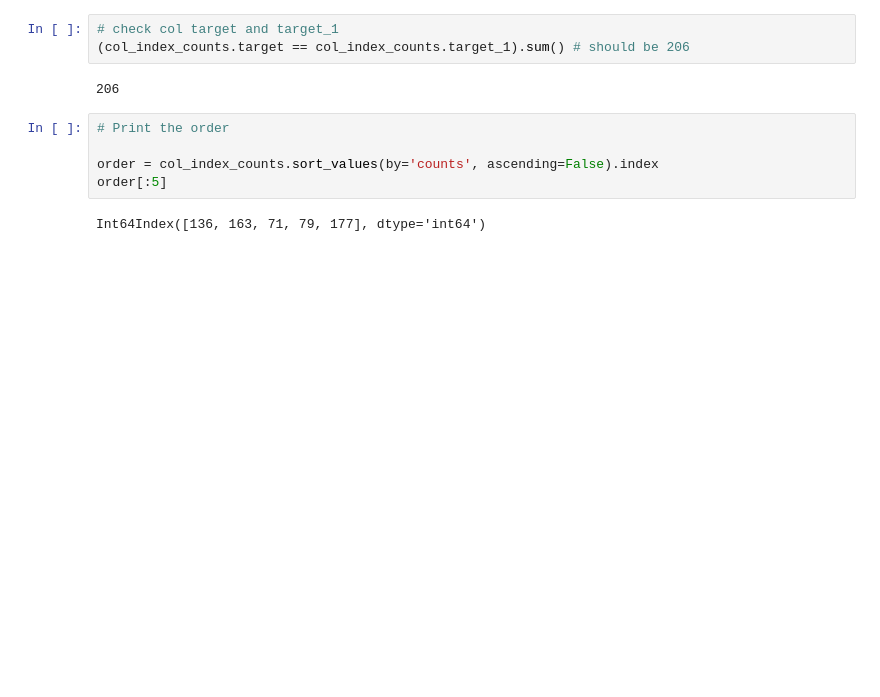
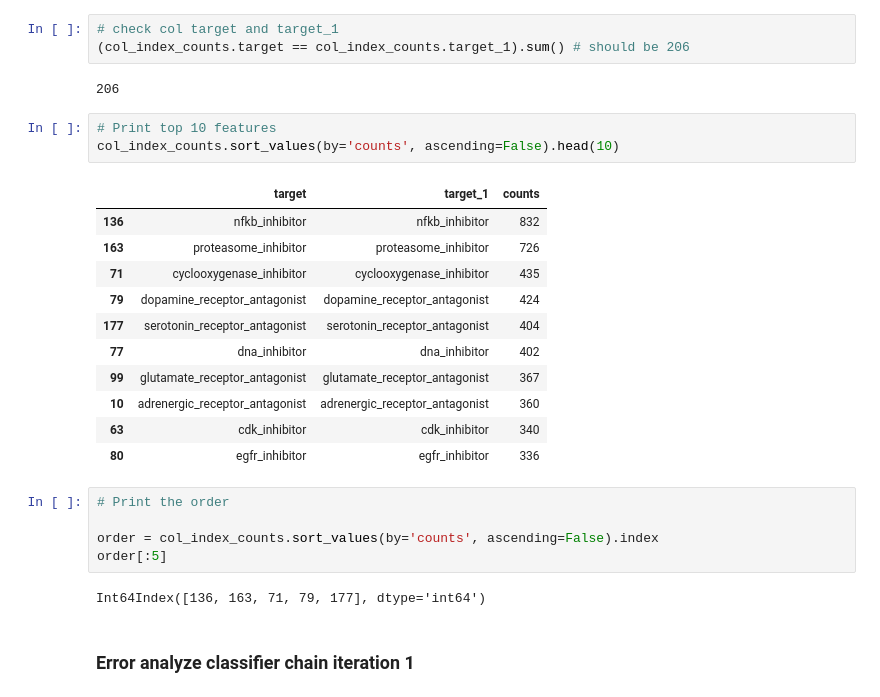
Before and after one commit to Yongliang-Shi/Mechanism-of-Action-Prediction, a Jupyter notebook: model_moa.ipynb, the cells around one changed output. Saved outputs shown, nothing was run; the diff lists cells and outputs as text; blank space fills up the shorter version.

```diff
--- a/model_moa.ipynb
+++ b/model_moa.ipynb
@@ -1382,6 +1382,21 @@ col_index_counts.head()
 (col_index_counts.target == col_index_counts.target_1).sum() # should be 206
 # %% [output]
 206
+# %%
+# Print top 10 features
+col_index_counts.sort_values(by='counts', ascending=False).head(10)
+# %% [output]
+|  | target | target_1 | counts |
+| 136 | nfkb_inhibitor | nfkb_inhibitor | 832 |
+| 163 | proteasome_inhibitor | proteasome_inhibitor | 726 |
+| 71 | cyclooxygenase_inhibitor | cyclooxygenase_inhibitor | 435 |
+| 79 | dopamine_receptor_antagonist | dopamine_receptor_antagonist | 424 |
+| 177 | serotonin_receptor_antagonist | serotonin_receptor_antagonist | 404 |
+| 77 | dna_inhibitor | dna_inhibitor | 402 |
+| 99 | glutamate_receptor_antagonist | glutamate_receptor_antagonist | 367 |
+| 10 | adrenergic_receptor_antagonist | adrenergic_receptor_antagonist | 360 |
+| 63 | cdk_inhibitor | cdk_inhibitor | 340 |
+| 80 | egfr_inhibitor | egfr_inhibitor | 336 |
 # %%
 # Print the order
 
@@ -1389,3 +1404,5 @@ order = col_index_counts.sort_values(by='counts', ascending=False).index
 order[:5]
 # %% [output]
 Int64Index([136, 163, 71, 79, 177], dtype='int64')
+# %% [markdown]
+### Error analyze classifier chain iteration 1
```
Also changed, not shown: parts of 8 cells of this notebook.
